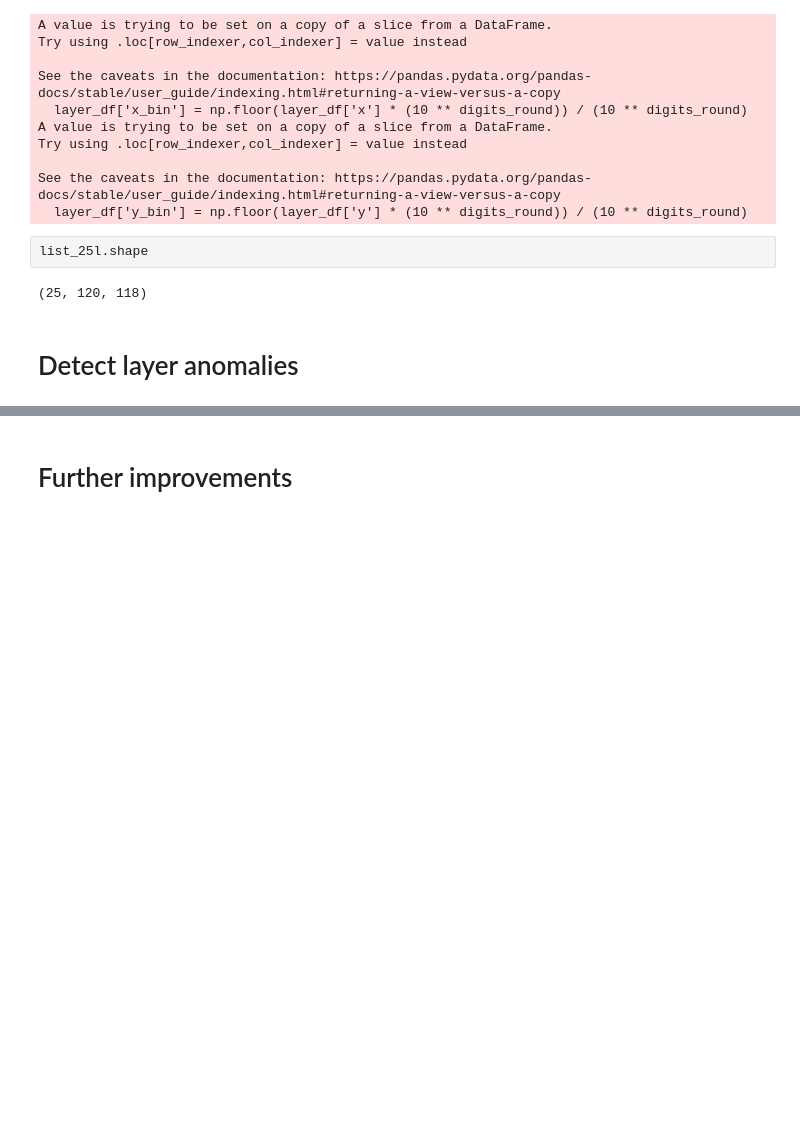
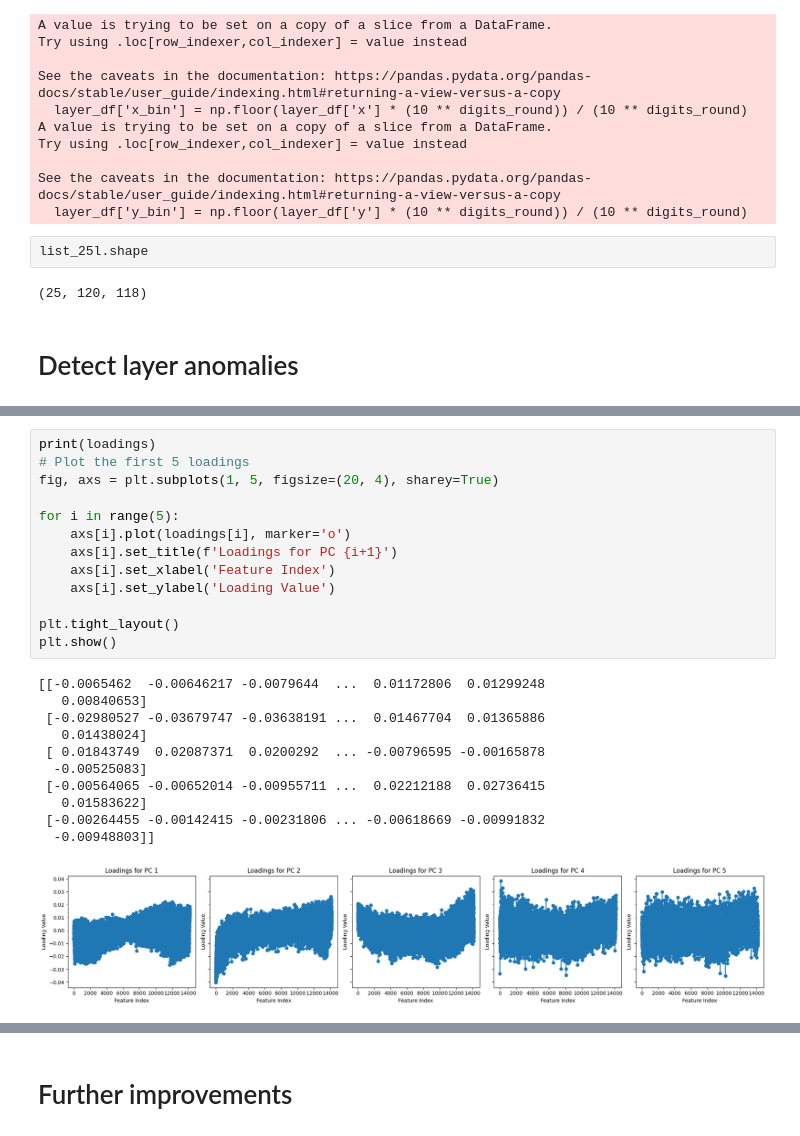
Before and after one commit to Cimap-dev/qda-project, a Jupyter notebook: pca_25_layerwise.ipynb, the cells around one changed output, grey strips where cells are left out. Drawn from its saved outputs; the diff is of its cells as text; blank space fills up the shorter version.

```diff
--- a/pca_25_layerwise.ipynb
+++ b/pca_25_layerwise.ipynb
@@ -125,2 +148,27 @@ plt.show()
+# %%
+print(loadings)
+# Plot the first 5 loadings
+fig, axs = plt.subplots(1, 5, figsize=(20, 4), sharey=True)
+
+for i in range(5):
+    axs[i].plot(loadings[i], marker='o')
+    axs[i].set_title(f'Loadings for PC {i+1}')
+    axs[i].set_xlabel('Feature Index')
+    axs[i].set_ylabel('Loading Value')
+
+plt.tight_layout()
+plt.show()
+# %% [output]
+[[-0.0065462  -0.00646217 -0.0079644  ...  0.01172806  0.01299248
+   0.00840653]
+ [-0.02980527 -0.03679747 -0.03638191 ...  0.01467704  0.01365886
+   0.01438024]
+ [ 0.01843749  0.02087371  0.0200292  ... -0.00796595 -0.00165878
+  -0.00525083]
+ [-0.00564065 -0.00652014 -0.00955711 ...  0.02212188  0.02736415
+   0.01583622]
+ [-0.00264455 -0.00142415 -0.00231806 ... -0.00618669 -0.00991832
+  -0.00948803]]
+[figure, added]
 # %%
 import qdatoolkit as qda
```
Also changed, not shown: parts of 17 cells of this notebook, 3 other files.
